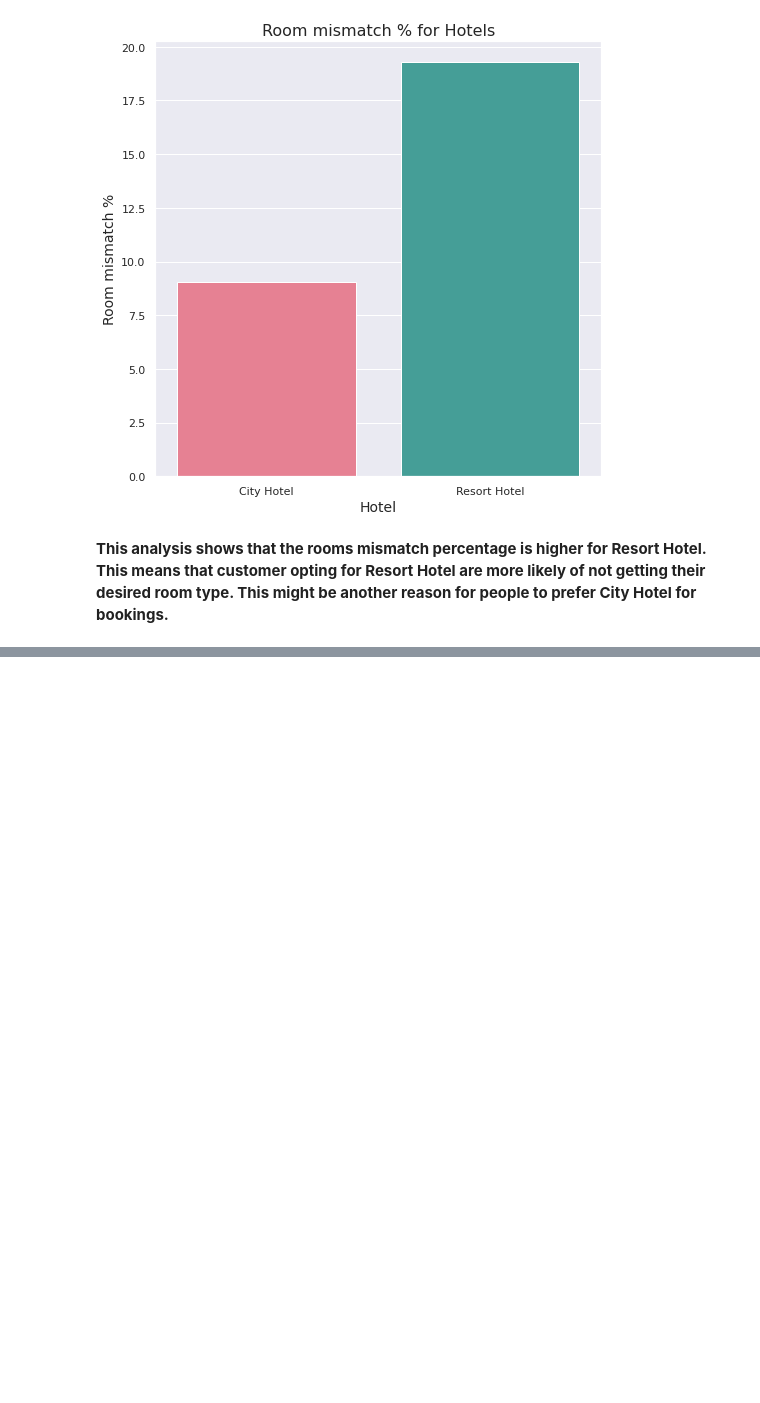
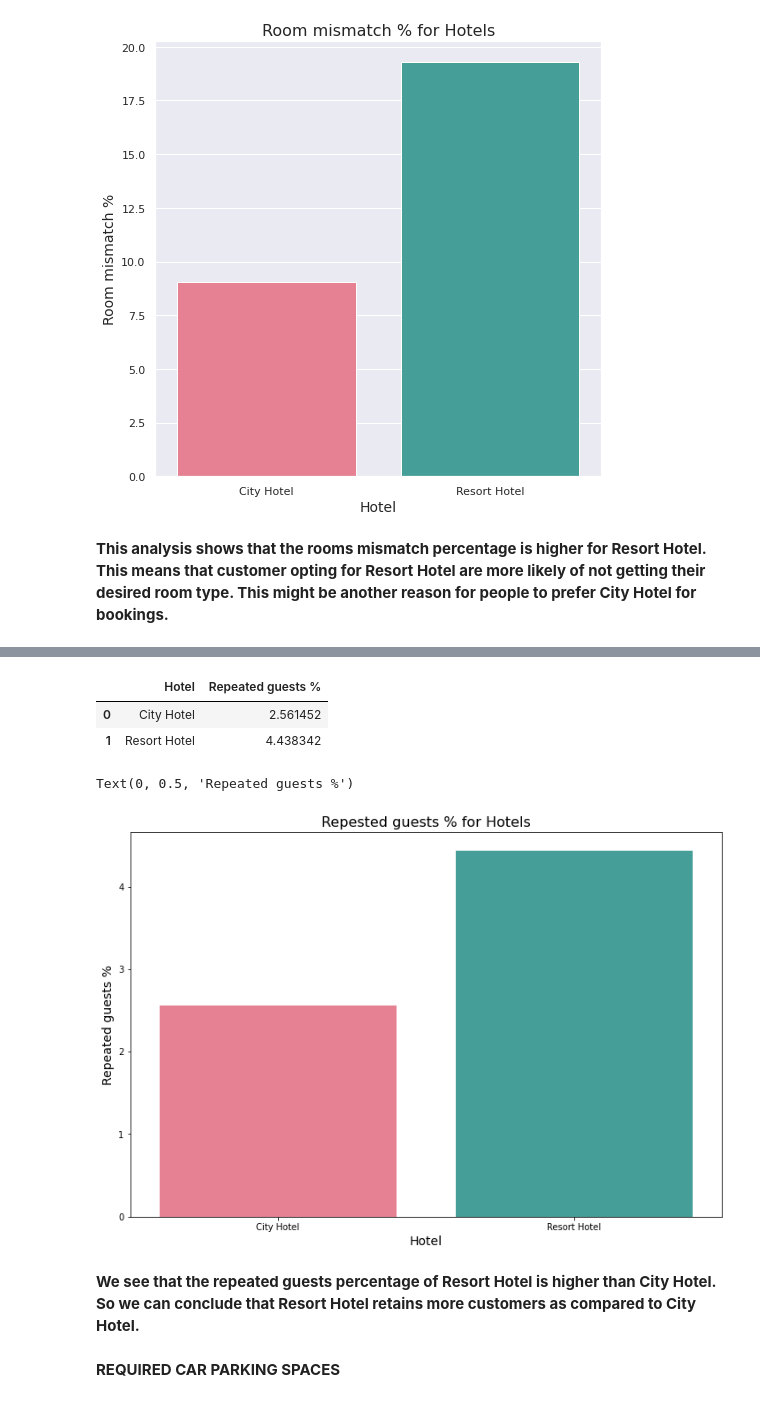
Before and after one commit to rinkeshdas01/Hotel_Booking_Analysis, a Jupyter notebook: Copy_of_Hotel_Booking_Analysis_Capstone_Project.ipynb, the cells around one changed output, grey strips where cells are left out. Saved outputs shown, nothing was run; the diff lists cells and outputs as text; code cells hidden in the pictures; blank space fills up the shorter version.

```diff
--- a/Copy_of_Hotel_Booking_Analysis_Capstone_Project.ipynb
+++ b/Copy_of_Hotel_Booking_Analysis_Capstone_Project.ipynb
@@ -469,8 +508,8 @@ Text(0, 0.5, 'No. of customers')
 # %%
 #There are some entries where adr is 0. But ADR is never 0. So we will replace 0 adr with the mean adr.
 mean_adr=df['adr'].mean()
-df.adr=df.adr.replace(0,mean_adr)
-df.adr
+df['adr']=df['adr'].replace(0,mean_adr)
+df['adr']
 # %% [output]
 0         101.831122
 1         101.831122
@@ -856,0 +942,23 @@ Text(0.5, 1.0, 'Room mismatch % for Hotels')
+# %%
+df_rg=df.groupby(['hotel'],as_index=False).agg({'is_repeated_guest':['sum','count']})
+df_rg.columns=['Hotel','Repeated guests','No. of bookings']
+df_rg['Repeated guests %']=(df_rg['Repeated guests']/df_rg['No. of bookings'])*100
+df_rg=df_rg.drop(['Repeated guests','No. of bookings'],axis=1)
+df_rg
+# %% [output]
+|  | Hotel | Repeated guests % |
+| 0 | City Hotel | 2.561452 |
+| 1 | Resort Hotel | 4.438342 |
+# %%
+plt.rcParams['figure.figsize']=12,8
+sns.barplot(x='Hotel',y='Repeated guests %' , data=df_rg, palette='husl')
+plt.title('Repested guests % for Hotels',fontsize=16)
+plt.xlabel('Hotel', fontsize=14)
+plt.ylabel('Repeated guests %', fontsize=14)
+# %% [output]
+Text(0, 0.5, 'Repeated guests %')
+[figure, added]
+# %% [markdown]
+**We see that the repeated guests percentage of Resort Hotel is higher than City Hotel. So we can conclude that Resort Hotel retains more customers as compared to City Hotel.**
+# %% [markdown]
+**REQUIRED CAR PARKING SPACES**
```
Also changed, not shown: parts of 37 cells of this notebook.
